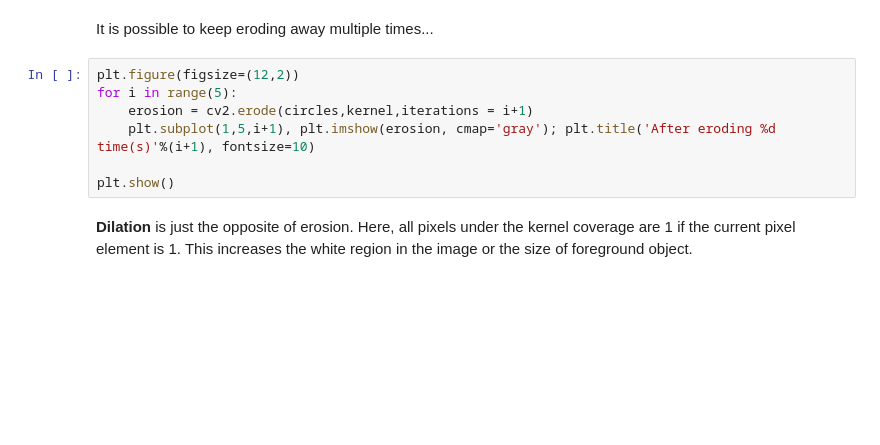
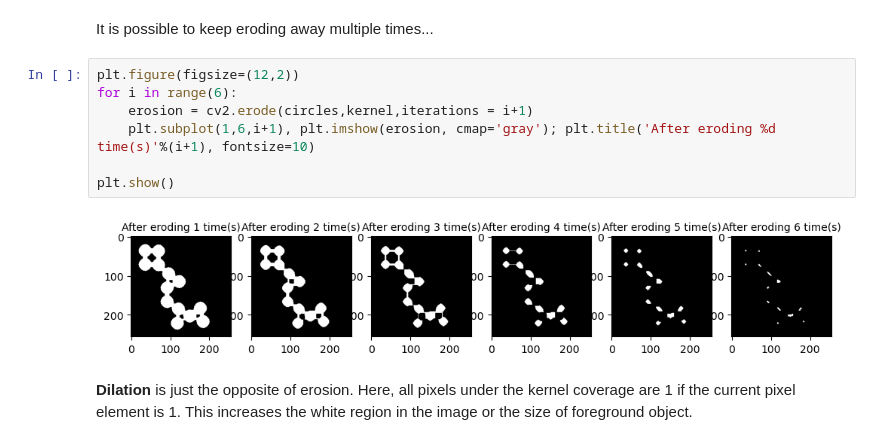
Before and after one commit to junyao0525/Vision-lab-CDS6334, a Jupyter notebook: Lab04/Lab04/Lab04.ipynb, the cells around one changed output. Saved outputs shown, nothing was run; the diff lists cells and outputs as text; blank space fills up the shorter version.

```diff
--- a/Lab04/Lab04/Lab04.ipynb
+++ b/Lab04/Lab04/Lab04.ipynb
@@ -62,11 +68,13 @@ plt.show()
 It is possible to keep eroding away multiple times...
 # %%
 plt.figure(figsize=(12,2))
-for i in range(5):
+for i in range(6):
     erosion = cv2.erode(circles,kernel,iterations = i+1)
-    plt.subplot(1,5,i+1), plt.imshow(erosion, cmap='gray'); plt.title('After eroding %d time(s)'%(i+1), fontsize=10)
+    plt.subplot(1,6,i+1), plt.imshow(erosion, cmap='gray'); plt.title('After eroding %d time(s)'%(i+1), fontsize=10)
 
 plt.show()
+# %% [output]
+[figure, added]
 # %% [markdown]
 **Dilation** is just the opposite of erosion. Here, all pixels under the kernel coverage are 1 if the current pixel element is 1. This increases the white region in the image or the size of foreground object.
 # %%
```
Also changed, not shown: parts of 14 cells of this notebook.
